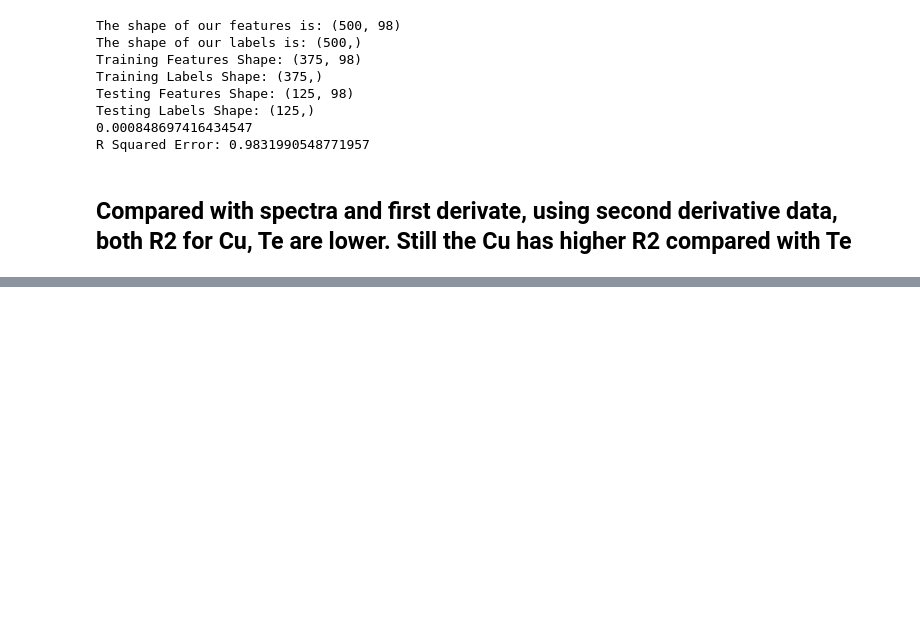
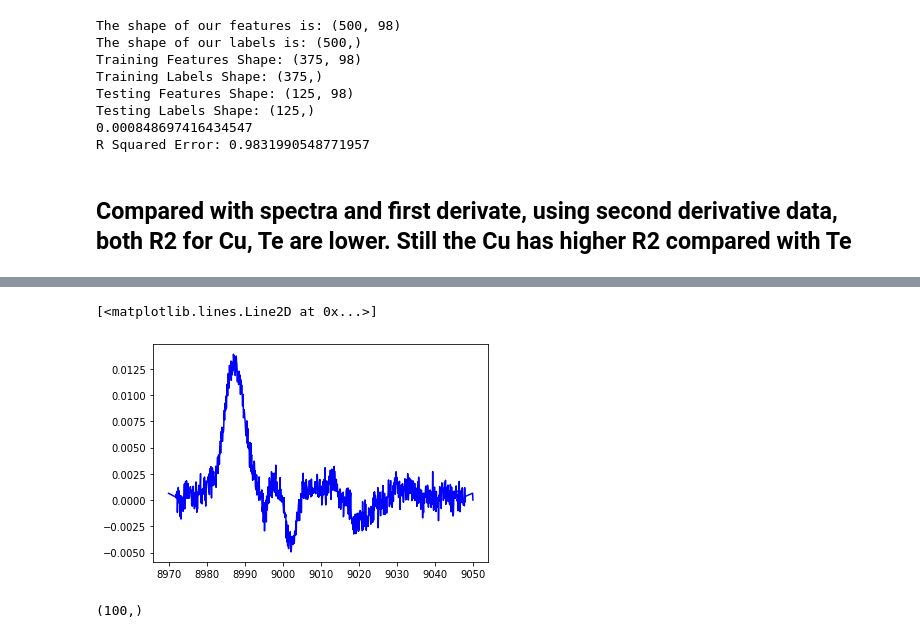
Before and after one commit to PredictXANES/XANES_Capstone, a Jupyter notebook: examples/GPR_predict_atom_number.ipynb, the cells around one changed output, grey strips where cells are left out. Saved outputs shown, nothing was run; the diff lists cells and outputs as text; code cells hidden in the pictures; blank space fills up the shorter version.

```diff
--- a/examples/GPR_predict_atom_number.ipynb
+++ b/examples/GPR_predict_atom_number.ipynb
@@ -452,0 +600,36 @@ R Squared Error: 0.9831990548771957
+# %%
+import numpy as np
+
+
+def xanes_derivatives(mu_df, dx=0.80808080808):
+    '''
+    This function calculates and returns the first and second derivative of a series of XANES spectra.
+    Inputs:
+        mu_df = Pandas dataframe of averaged XANES spectra absorption values.
+        dx = distance between uniformly distributed energy values in XANES spectra. Defaulted to value provided in data.
+    '''
+    for nums in range(len(mu_df)):
+        if nums == 0:
+            pass
+
+    dmu1 = np.zeros([len(mu_df), len(mu_df.columns)])
+    dmu2 = np.zeros([len(mu_df), len(mu_df.columns)])
+
+    for i in range(len(mu_df)):
+        for j in range(len(mu_df.columns)):
+            if j == len(mu_df.columns)-1:
+                pass
+            else:
+                dmu1[i, j] = (mu_df.iloc[i, j+1] - mu_df.iloc[i, j]) / dx
+
+    for i_ in range(len(mu_df)):
+        for j_ in range(len(mu_df.columns)):
+            if j_ == len(mu_df.columns)-1:
+                pass
+            else:
+                dmu2[i_, j_] = (dmu1[i_, j_+1] - dmu1[i_, j_]) / dx
+
+    return dmu1, dmu2
+# %%
+after_smooth_first500=pd.DataFrame(after_smooth_10000)
+after_smooth_first500
@@ -452,0 +650,3 @@ R Squared Error: 0.9831990548771957
+# %%
+dmu1, dmu2 =xanes_derivatives(after_smooth_first500)
+dmu1.shape
@@ -452,0 +771,5 @@ R Squared Error: 0.9831990548771957
+# %%
+plt.plot(xs,dmu1[0],color = 'blue')
+# %% [output]
+[<matplotlib.lines.Line2D at 0x...>]
+[figure, added]
@@ -452,0 +778,4 @@ R Squared Error: 0.9831990548771957
+# %%
+dmu1_withoutNoise[0].shape
+# %% [output]
+(100,)
```
Also changed, not shown: parts of 51 cells of this notebook, 1 other file.
